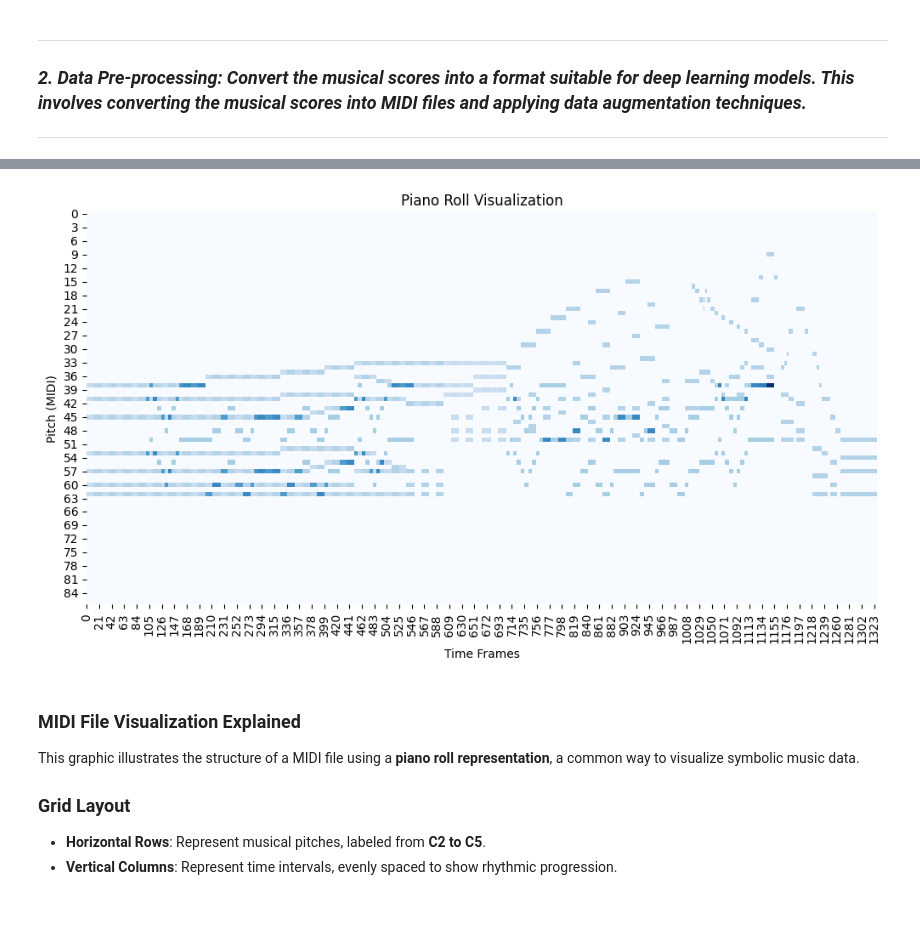
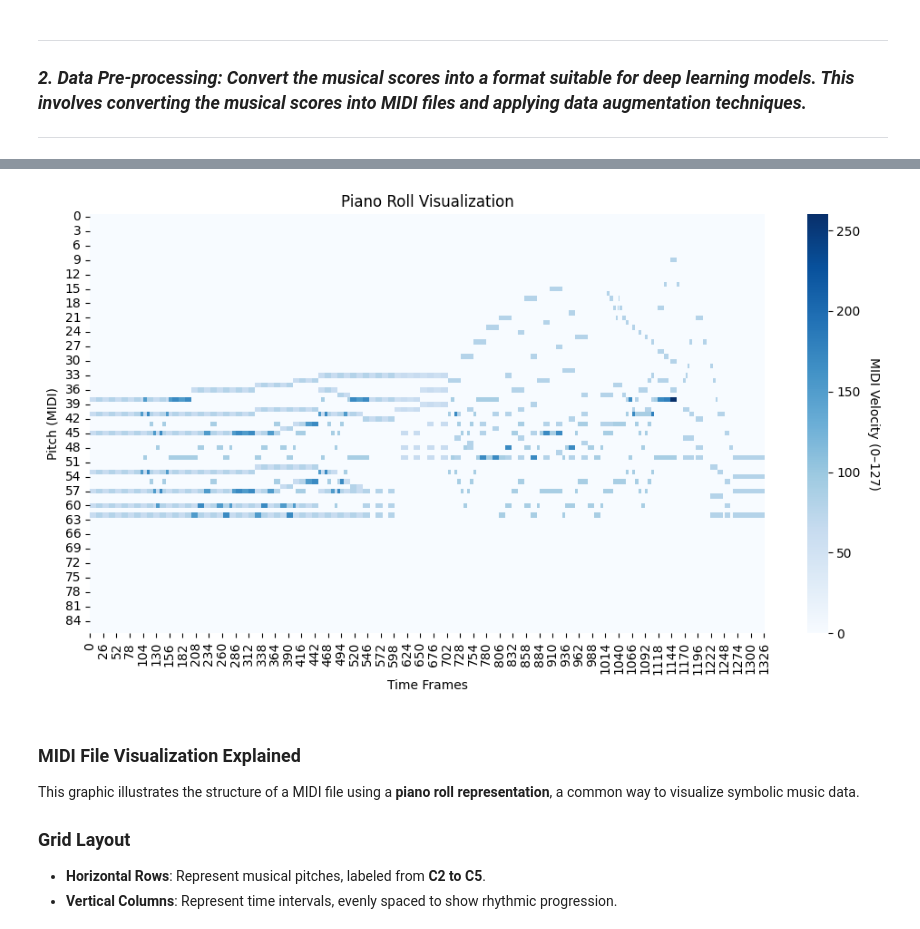
Before and after one commit to Fatimat01/pred_music_composer_cnn, a Jupyter notebook: Project_Report_Team2.ipynb, the cells around one changed output, grey strips where cells are left out. Drawn from its saved outputs; the diff is of its cells as text; code cells hidden in the pictures.

```diff
--- a/Project_Report_Team2.ipynb
+++ b/Project_Report_Team2.ipynb
@@ -223,17 +239,21 @@ print(f"Example file: {processed[0]['file']}")
 # %%
 def plot_piano_roll(midi, fs=25, pitch_range=(21, 108)):
     roll = midi.get_piano_roll(fs=fs)[pitch_range[0]:pitch_range[1]]
     plt.figure(figsize=(12, 6))
-    sns.heatmap(roll, cmap='Blues', cbar=False)
+
+    ax = sns.heatmap(roll, cmap='Blues', cbar=True)
+    cbar = ax.collections[0].colorbar
+    cbar.set_label('MIDI Velocity (0–127)', rotation=270, labelpad=15)
+
     plt.xlabel("Time Frames")
     plt.ylabel("Pitch (MIDI)")
     plt.title("Piano Roll Visualization")
     plt.show()
 
 # Example:
 plot_piano_roll(processed[0]['midi'])
 # %% [output]
-[figure, old version]
+[figure, new version]
 # %% [markdown]
 
 ### MIDI File Visualization Explained
```
Also changed, not shown: parts of 7 cells of this notebook.
